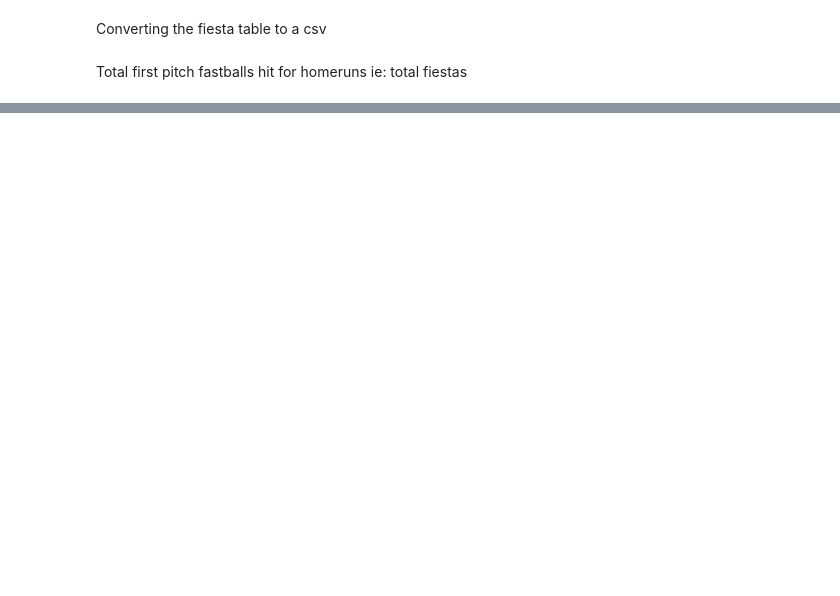
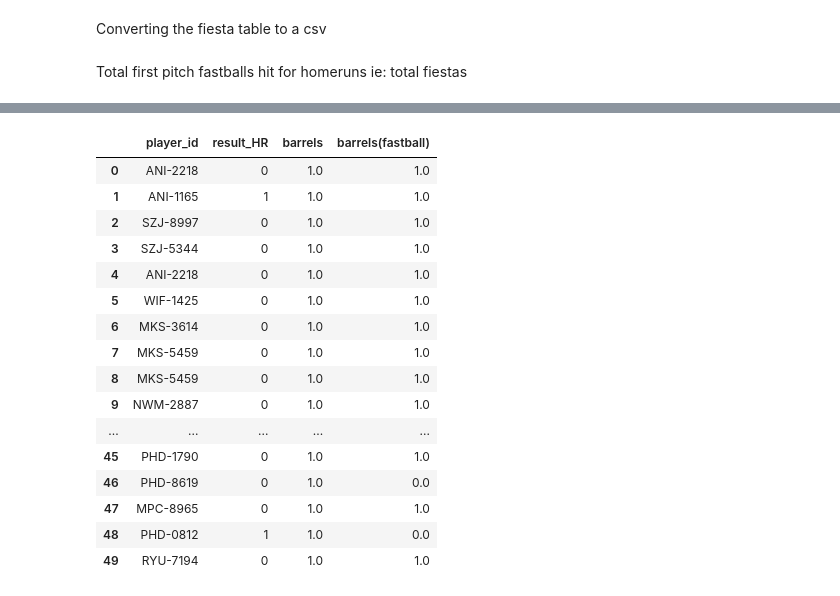
Before and after one commit to TDFelton/FirstPitchFastballFiesta, a Jupyter notebook: data_processing_linnux.ipynb, the cells around one changed output, grey strips where cells are left out. Saved outputs shown, nothing was run; the diff lists cells and outputs as text; code cells hidden in the pictures; blank space fills up the shorter version.

```diff
--- a/data_processing_linnux.ipynb
+++ b/data_processing_linnux.ipynb
@@ -434,0 +844,38 @@ conn.close()
+# %%
+db = "barrels.db"
+with sql.connect(db, timeout = 1000) as conn:
+    cur = conn.cursor()
+join_fp_bar = """
+CREATE TABLE barrels_ranking
+AS
+SELECT p.batter AS player_id, p.result_HR, b.barrel AS barrels, pitch_type = 'Fastball' AND b.barrel = 1 AS "barrels_fastballs"
+FROM pitches_classified AS p
+LEFT JOIN barrels AS b
+ON p.game_string = b.game_string
+AND p.play_per_game = b.play_per_game
+WHERE p.first_pitch = 1
+ORDER BY b.barrel DESC
+"""
+drop_table = "DROP TABLE IF EXISTS barrels_ranking"
+cur.execute(drop_table)
+cur.execute(join_fp_bar)
+conn.commit()
+pd.read_sql("SELECT * FROM barrels_ranking", conn).head(50)
+# %% [output]
+|  | player_id | result_HR | barrels | barrels(fastball) |
+| 0 | ANI-2218 | 0 | 1.0 | 1.0 |
+| 1 | ANI-1165 | 1 | 1.0 | 1.0 |
+| 2 | SZJ-8997 | 0 | 1.0 | 1.0 |
+| 3 | SZJ-5344 | 0 | 1.0 | 1.0 |
+| 4 | ANI-2218 | 0 | 1.0 | 1.0 |
+| 5 | WIF-1425 | 0 | 1.0 | 1.0 |
+| 6 | MKS-3614 | 0 | 1.0 | 1.0 |
+| 7 | MKS-5459 | 0 | 1.0 | 1.0 |
+| 8 | MKS-5459 | 0 | 1.0 | 1.0 |
+| 9 | NWM-2887 | 0 | 1.0 | 1.0 |
+| ... | ... | ... | ... | ... |
+| 45 | PHD-1790 | 0 | 1.0 | 1.0 |
+| 46 | PHD-8619 | 0 | 1.0 | 0.0 |
+| 47 | MPC-8965 | 0 | 1.0 | 1.0 |
+| 48 | PHD-0812 | 1 | 1.0 | 0.0 |
+| 49 | RYU-7194 | 0 | 1.0 | 1.0 |
```
Also changed, not shown: parts of 31 cells of this notebook.
